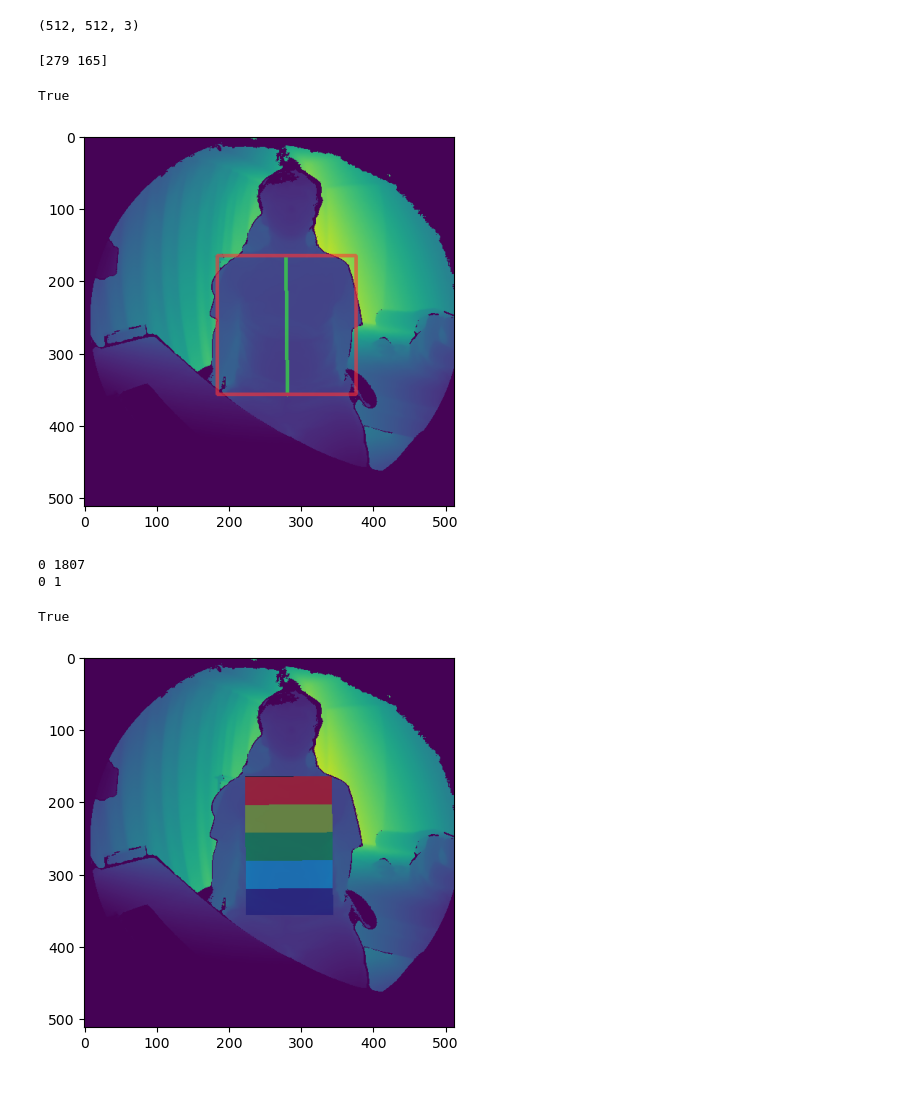
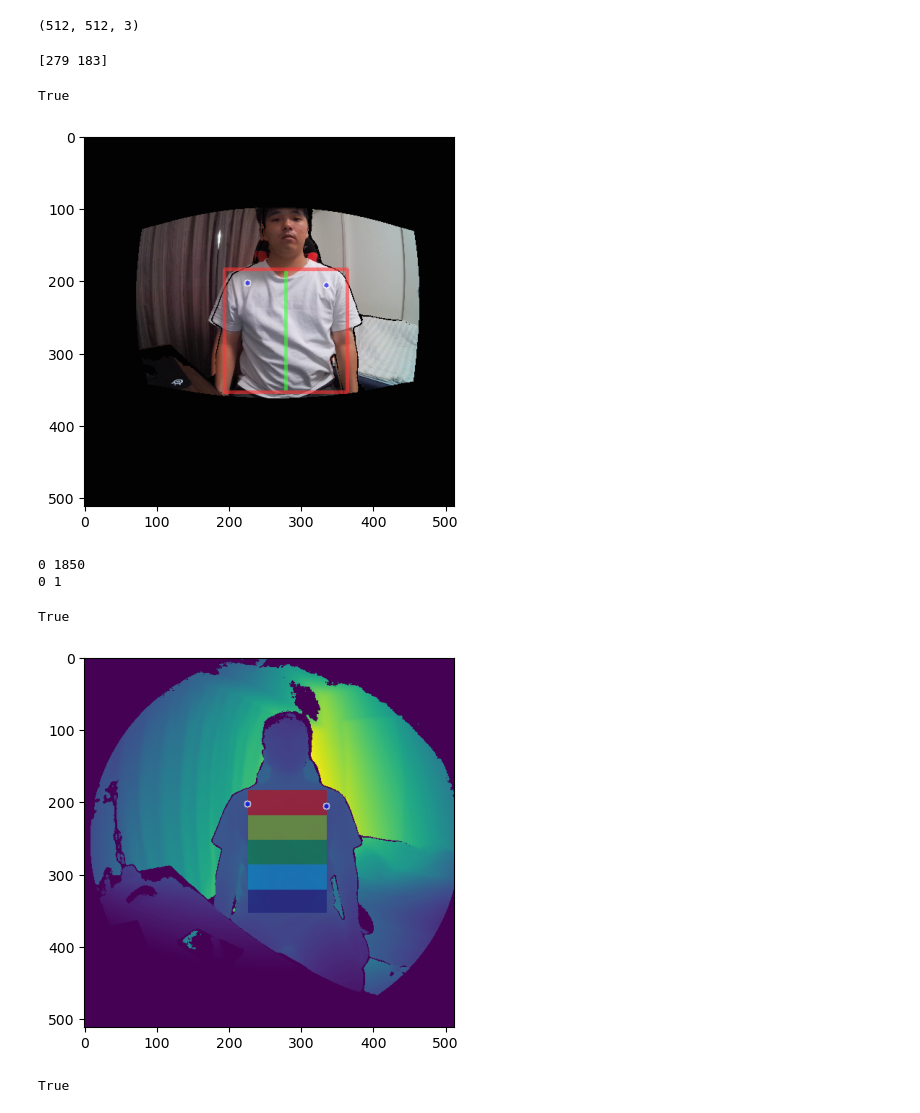
Before and after one commit to YutoK-JP/depth-breath, a Jupyter notebook: capturing.ipynb, the cells around one changed output. Cells and saved outputs as stored; diff of their text form; code cells hidden in the pictures.

```diff
--- a/capturing.ipynb
+++ b/capturing.ipynb
@@ -19,6 +26,7 @@ print(color_image.shape)
 # %% [output]
 (512, 512, 3)
 # %%
+depth_img, mask_img, color_image = depth_img_org.copy(), mask_img_org.copy(), color_image_org.copy()
 #クロッピング
 h, w = depth_img.shape
 vertical_spine = int( max(abs(neck[0] - pelvis[0]), abs(neck[1] - pelvis[1])) / 2 )
@@ -29,42 +37,50 @@ right_bottom = (center_spine + vertical_spine).astype(np.uint16)
 print(neck.astype(np.uint16))
 cv2.line(color_image, neck.astype(np.uint16), pelvis.astype(np.uint16), (50, 255, 50), 4)
 cv2.rectangle(color_image, left_top, right_bottom, (255, 50, 50), 4)
+cv2.circle(color_image, center=left_shoulder.astype(np.uint16), radius=5, color=(255,255,255), thickness=-1)
+cv2.circle(color_image, center=left_shoulder.astype(np.uint16), radius=3, color=(0,0,255), thickness=-1)
+cv2.circle(color_image, center=right_shoulder.astype(np.uint16), radius=5, color=(255,255,255), thickness=-1)
+cv2.circle(color_image, center=right_shoulder.astype(np.uint16), radius=3, color=(0,0,255), thickness=-1)
 result_color = cv2.addWeighted(color_image, 0.6, color_image_org, 0.4, 2.2)
-plt.imshow(cv2.cvtColor(result_color, cv2.COLOR_BGR2RGB))
+plt.imshow(result_color)
 
 top = 2000
 bot = 250
 depth_shifted = np.clip(depth_img-bot, 0, top-bot)/(top-bot)*256
 depth_shifted[depth_shifted>255] = 0
 depth_shifted = depth_shifted.astype(np.uint8)
 cmap = plt.get_cmap("viridis")
 depth_proccessed = cv2.cvtColor(cmap(depth_shifted, bytes=True), cv2.COLOR_RGBA2BGR)
 depth_temp = depth_proccessed.copy()
 
 
 cv2.line(depth_proccessed, neck.astype(np.uint16), pelvis.astype(np.uint16), (50, 255, 50), 4)
 cv2.rectangle(depth_proccessed, left_top, right_bottom, (50, 50, 255), 4)
+cv2.circle(depth_proccessed, center=left_shoulder.astype(np.uint16), radius=5, color=(255,255,255), thickness=-1)
+cv2.circle(depth_proccessed, center=left_shoulder.astype(np.uint16), radius=3, color=(255,0,0), thickness=-1)
+cv2.circle(depth_proccessed, center=right_shoulder.astype(np.uint16), radius=5, color=(255,255,255), thickness=-1)
+cv2.circle(depth_proccessed, center=right_shoulder.astype(np.uint16), radius=3, color=(255,0,0), thickness=-1)
+
+
 result_depth = cv2.addWeighted(depth_proccessed, 0.6, depth_temp, 0.4, 2.2)
 
-
-plt.imshow(cv2.cvtColor(result_depth, cv2.COLOR_BGR2RGB))
 
 cropped_depth = depth_img[
   max(0, left_top[1]): min(w, right_bottom[1]),
   max(0, left_top[0]): min(h, right_bottom[0]),
 ]
 
 cropped_depth_masked = mask_img[
   max(0, left_top[1]): min(w, right_bottom[1]),
   max(0, left_top[0]): min(h, right_bottom[0]),
 ]
 
-cv2.imwrite("graphs/frame_depth.jpg", result_depth)
-cv2.imwrite("graphs/frame_color.jpg", cv2.cvtColor(result_color, cv2.COLOR_BGR2RGB))
+cv2.imwrite("graphs/frame_depth2.jpg", result_depth)
+cv2.imwrite("graphs/frame_color2.jpg", cv2.cvtColor(result_color, cv2.COLOR_BGR2RGB))
 # %% [output]
-[279 165]
+[279 183]
 True
-[figure, old version]
+[figure, new version]
 # %%
 #領域分割
 COLORS = [
@@ -153,18 +169,39 @@ extended_separate_color[
 
 coloring_mask = np.stack([coloring_mask]*3, -1)
 img_separated_colored = np.where(coloring_mask>0, extended_separate_color, color_image_org)
+cv2.circle(img_separated_colored, center=left_shoulder.astype(np.uint16), radius=5, color=(255,255,255), thickness=-1)
+cv2.circle(img_separated_colored, center=left_shoulder.astype(np.uint16), radius=3, color=(0,0,255), thickness=-1)
+cv2.circle(img_separated_colored, center=right_shoulder.astype(np.uint16), radius=5, color=(255,255,255), thickness=-1)
+cv2.circle(img_separated_colored, center=right_shoulder.astype(np.uint16), radius=3, color=(0,0,255), thickness=-1)
 img_separated_colored = cv2.addWeighted(color_image_org, 0.4, img_separated_colored, 0.6, 1)
+
 
 depth_proccessed = cv2.cvtColor(cmap(depth_shifted, bytes=True), cv2.COLOR_RGBA2RGB)
 img_separated_depth = np.where(coloring_mask>0, extended_separate_color, depth_proccessed)
+cv2.circle(img_separated_depth, center=left_shoulder.astype(np.uint16), radius=5, color=(255,255,255), thickness=-1)
+cv2.circle(img_separated_depth, center=left_shoulder.astype(np.uint16), radius=3, color=(0,0,255), thickness=-1)
+cv2.circle(img_separated_depth, center=right_shoulder.astype(np.uint16), radius=5, color=(255,255,255), thickness=-1)
+cv2.circle(img_separated_depth, center=right_shoulder.astype(np.uint16), radius=3, color=(0,0,255), thickness=-1)
 img_separated_depth = cv2.addWeighted(depth_proccessed, 0.4, img_separated_depth, 0.6, 1)
 
 plt.imshow(img_separated_depth)
 
-cv2.imwrite("graphs/area_color.jpg", cv2.cvtColor(img_separated_colored, cv2.COLOR_BGR2RGB))
-cv2.imwrite("graphs/area_depth.jpg", cv2.cvtColor(img_separated_depth, cv2.COLOR_BGR2RGB))
+cv2.imwrite("graphs/area_color2.jpg", cv2.cvtColor(img_separated_colored, cv2.COLOR_BGR2RGB))
+cv2.imwrite("graphs/area_depth2.jpg", cv2.cvtColor(img_separated_depth, cv2.COLOR_BGR2RGB))
 # %% [output]
-0 1807
+0 1850
 0 1
 True
-[figure, old version]
+[figure, new version]
+# %%
+cropped_depth2save = cropped_depth.copy()
+
+area_cropped = cropped_depth2save[(500<cropped_depth2save) & (cropped_depth2save<800)]
+cropped_depth2save = np.where(500<cropped_depth2save, cropped_depth2save, area_cropped.min())
+cropped_depth2save = np.where(cropped_depth2save<800, cropped_depth2save, area_cropped.max())
+
+cropped_depth2save = (255*(cropped_depth2save - cropped_depth2save.min())/(cropped_depth2save.max() - cropped_depth2save.min())).astype(np.uint8)
+cropped_depth_view = cv2.cvtColor(plt.get_cmap("grey")(cropped_depth2save, bytes=True), cv2.COLOR_RGBA2RGB)
+cv2.imwrite("graphs/cropped_depth.jpg", cropped_depth_view)
+# %% [output]
+True
```
Also changed, not shown: parts of 2 cells of this notebook, 10 other files.
